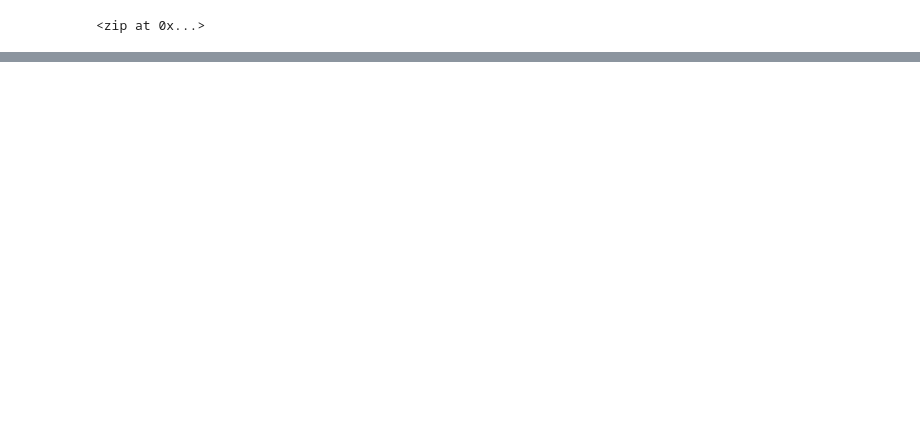
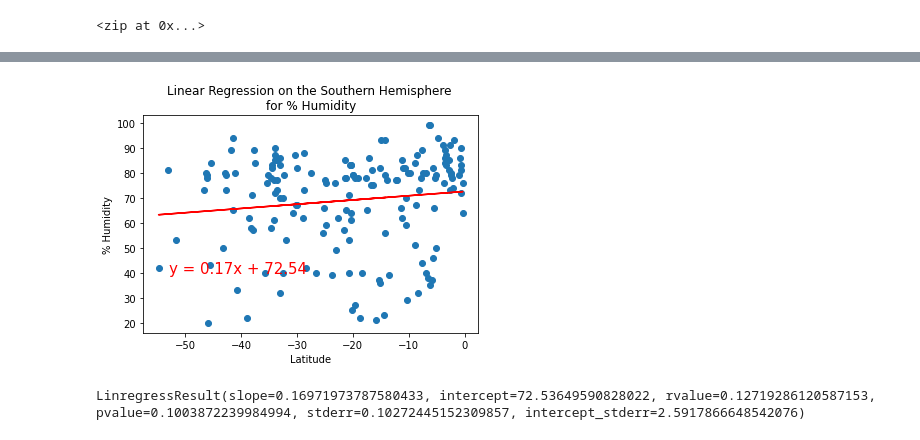
Before and after one commit to XDarkPhoenixes/World_Weather_Analysis, a Jupyter notebook: WeatherPy.ipynb, the cells around one changed output, grey strips where cells are left out. Saved outputs shown, nothing was run; the diff lists cells and outputs as text; code cells hidden in the pictures; blank space fills up the shorter version.

```diff
--- a/WeatherPy.ipynb
+++ b/WeatherPy.ipynb
@@ -243,0 +324,15 @@ plt.show()
+# %%
+# Linear regression on the Southern Hemisphere
+x_values = southern_hemi_df["Lat"]
+y_values = southern_hemi_df["Humidity"]
+# Call the function.
+plot_linear_regression(x_values, y_values,
+                       'Linear Regression on the Southern Hemisphere \n'
+                       'for % Humidity', '% Humidity',(-53,40))
+# %% [output]
+[figure, added]
+# %%
+## Checking r_value
+linregress(x_values, y_values)
+# %% [output]
+LinregressResult(slope=0.16971973787580433, intercept=72.53649590828022, rvalue=0.12719286120587153, pvalue=0.1003872239984994, stderr=0.10272445152309857, intercept_stderr=2.5917866648542076)
```
Also changed, not shown: parts of 25 cells of this notebook.
